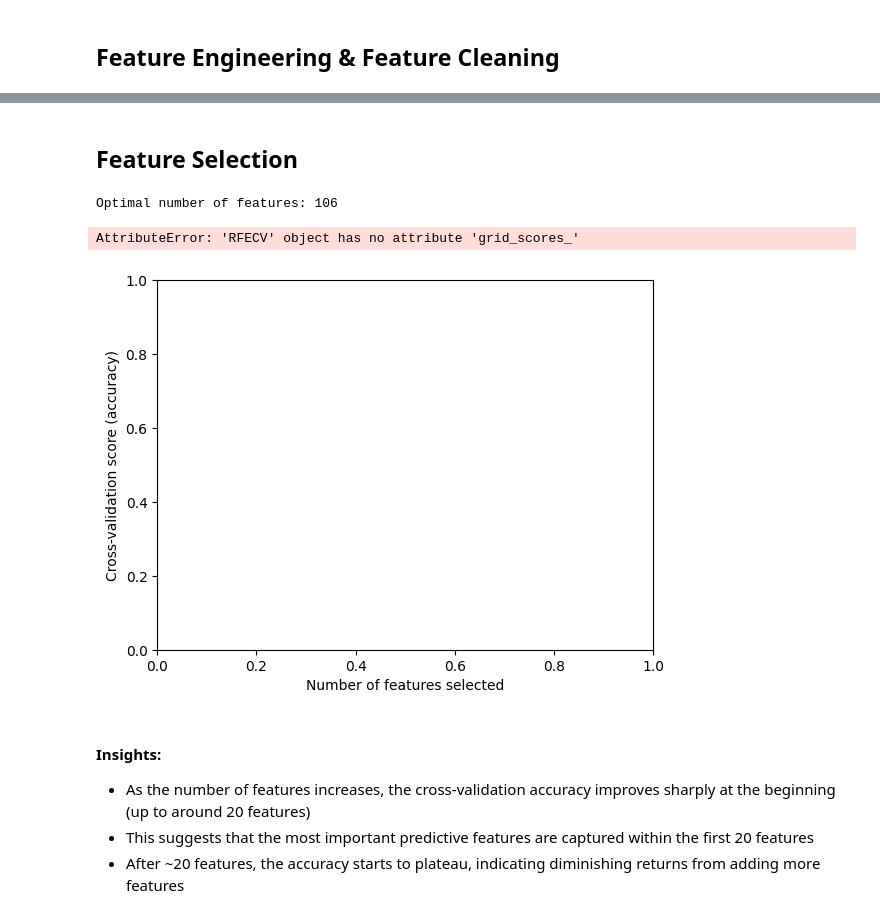
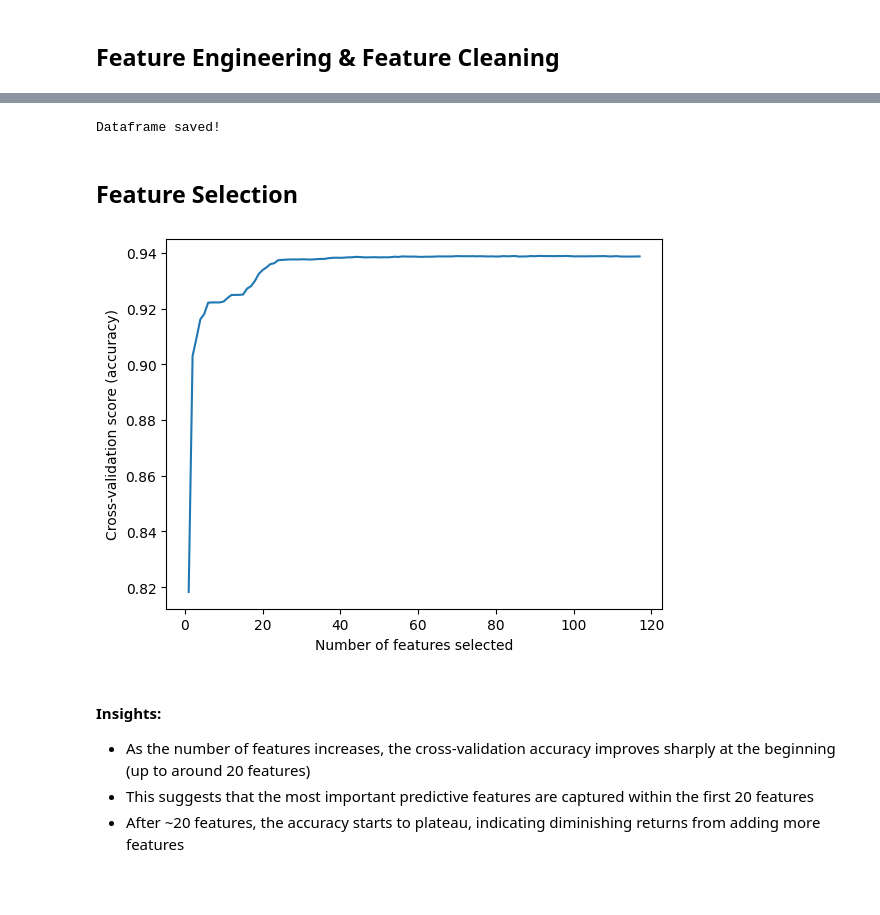
Before and after one commit to ktxdev/mind-matters, a Jupyter notebook: notebooks/feature_engineering.ipynb, the cells around one changed output, grey strips where cells are left out. Drawn from its saved outputs; the diff is of its cells as text; code cells hidden in the pictures; blank space fills up the shorter version.

```diff
--- a/notebooks/feature_engineering.ipynb
+++ b/notebooks/feature_engineering.ipynb
@@ -13,6 +13,6 @@ from sklearn.model_selection import StratifiedKFold
 # %% [markdown]
 ## Load Dataset
 # %%
-data = pd.read_csv("https://raw.githubusercontent.com/ktxdev/mind-matters/refs/heads/master/data/cleaned/train.csv")
+data = pd.read_csv("/Users/ktxdev/Developer/mind-matters/data/cleaned/train.csv")
 data.head()
 # %% [output]
@@ -25,0 +26,5 @@ data.head()
+# %%
+data = data[['Age', 'Working Professional or Student', 'Academic Pressure', 'City', 'Work Pressure', 'Job Satisfaction', 'Sleep Duration',
+             'Dietary Habits', 'Have you ever had suicidal thoughts ?', 'Work/Study Hours', 'Financial Stress',
+             'Academic Pressure Applicable', 'Work Pressure Applicable', 'Job Satisfaction Applicable', 'Depression']]
+data.head()
@@ -33,28 +50,31 @@ data = encode_categorical_features(data)
+# %%
+save_data(data, 'cleaned', 'train')
+# %% [output]
+Dataframe saved!
 # %% [markdown]
 ## Feature Selection
 # %%
-X = data.drop('Depression', axis=1)
+from sklearn.linear_model import LogisticRegression
+X = data.drop(columns=['Depression'], axis=1)
 y = data['Depression']
 
 # Define the model
-model = RandomForestClassifier(random_state=42)
+model = LogisticRegression(random_state=42)
 
 # Apply RFECV
 rfecv = RFECV(estimator=model, step=1, cv=5, scoring='accuracy', n_jobs=-1)
 rfecv.fit(X, y)
 
 # Plot RFECV results
 cv_scores = rfecv.cv_results_['mean_test_score']
 
 plt.figure()
 plt.xlabel("Number of features selected")
 plt.ylabel("Cross-validation score (accuracy)")
 plt.plot(range(1, len(cv_scores) + 1), cv_scores)
 plt.show()
 # %% [output]
-Optimal number of features: 106
-AttributeError: 'RFECV' object has no attribute 'grid_scores_'
-[figure, old version]
+[figure, new version]
 # %% [markdown]
 #### Insights:
 - As the number of features increases, the cross-validation accuracy improves sharply at the beginning (up to around 20 features)
```
Also changed, not shown: parts of 11 cells of this notebook, 6 other files.
